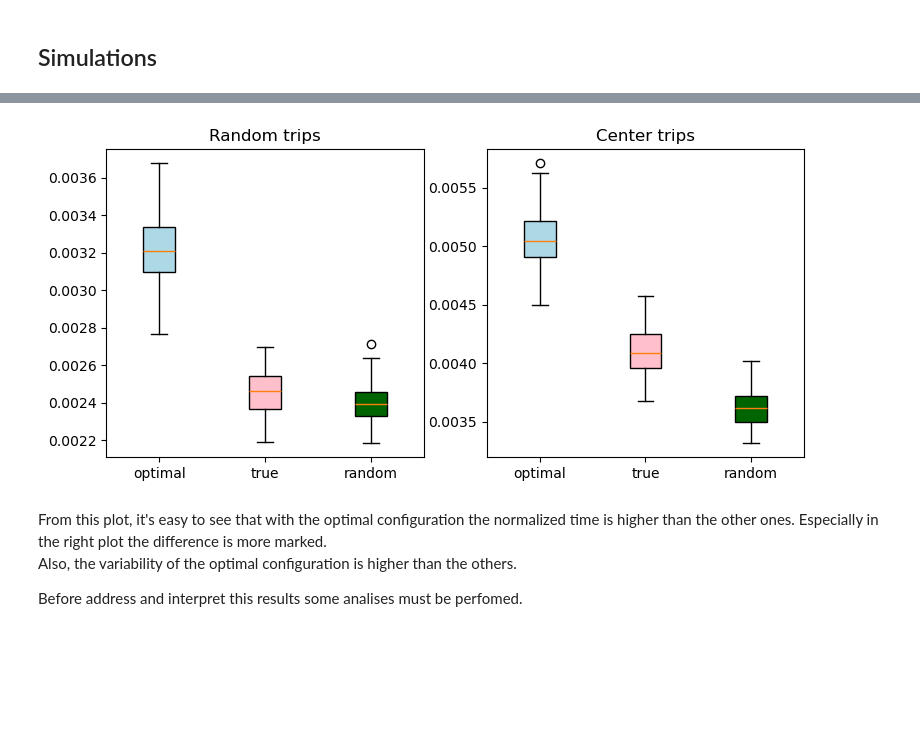
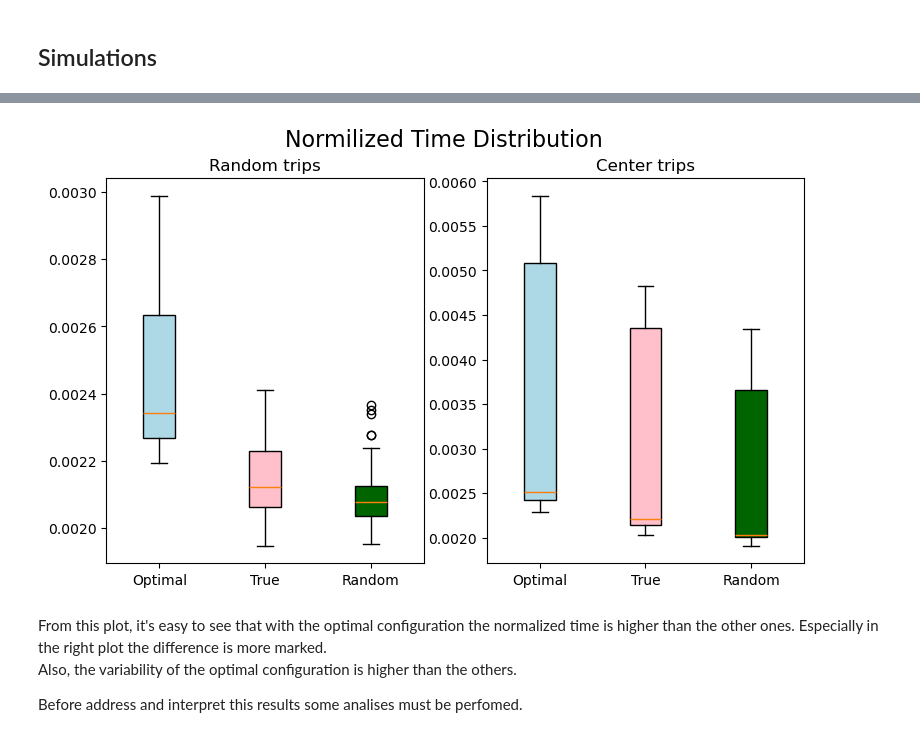
Before and after one commit to AndreaFrasson/Geospatial-Analitics, a Jupyter notebook: Project_12.ipynb, the cells around one changed output, grey strips where cells are left out. Saved outputs shown, nothing was run; the diff lists cells and outputs as text; code cells hidden in the pictures; blank space fills up the shorter version.

```diff
--- a/Project_12.ipynb
+++ b/Project_12.ipynb
@@ -214,0 +232,5 @@ opt_hubs.drop(list(np.where(opt_hubs['Edge'] == 'NONE')[0]), axis = 0, inplace=T
+# %%
+sof = int(np.sum(flows_zone['outflow']))
+mof = int(np.mean(flows_zone['outflow']))
+print('overall outflow: ', sof)
+print('mean outflow: ', mof)
@@ -265,10 +290,10 @@ def create_demand_uniform(hubs, n = 100):
 
         #destination point 1 -- random street in another zone
         destination = road_net[road_net['CODSEC'] == dest_zone].sample(1)['id'].values[0]
-        random_destination += '<flow id = "r'+str(i)+'" begin="0" end="100" departLane="random" number="10" from = "'+origin+'" to = "'+destination+'" type="type1"></flow> \n'
+        random_destination += '<flow id = "r'+str(i)+'" begin="0" end="3600" departLane="random" number="'+str(int(mof/4))+'" from = "'+origin+'" to = "'+destination+'" type="type1"></flow> \n'
 
         #destination point2 -- city center
-        center_destination += '<flow id = "c'+str(i)+'" begin="0" end="100" departLane="random" number="10" from = "'+origin+'" to = "'+e_center+'" type="type1"></flow> \n'
+        center_destination += '<flow id = "c'+str(i)+'" begin="0" end="3600" departLane="random" number="'+str(int(mof/4))+'" from = "'+origin+'" to = "'+e_center+'" type="type1"></flow> \n'
 
         i +=1
 
@@ -298,8 +323,8 @@ in the previous function. Adding a randomization factor to balance the results,
 import subprocess
 # %%
 command_str = "duarouter --route-files Sumo/uniform_traffic_demand.xml -n Sumo/osm.net.xml " +\
-                " --weights.random-factor 255 "+\
-                "-o Sumo/uniform_traffic_demand.rou.xml"
+                " --weights.random-factor 25 "+\
+                "-o Sumo/uniform_traffic_demand.rou.xml --repair true"
 # %% [markdown]
 ## SUMO
 
@@ -416,7 +441,7 @@ def main_loop(hubs, n = 100):
         traci.start(sumo_cmd)
 
         print('    Starting time: 0')
-        while traci.simulation.getTime() < 100 or len(traci.vehicle.getIDList()) > 0 :
+        while traci.simulation.getTime() < 400 or len(traci.vehicle.getIDList()) > 0 :
             traci.simulationStep()
 
         print('    Ending time: ', traci.simulation.getTime())
@@ -478,31 +503,35 @@ end
 end
 # %%
-fig, (ax1, ax2) = plt.subplots(nrows=1, ncols=2, figsize=(9, 4))
+fig, (ax1, ax2) = plt.subplots(nrows=1, ncols=2, figsize=(9, 5))
 
-labels = ['optimal', 'true', 'random']
+labels = ['Optimal', 'True', 'Random']
+
+fig.suptitle('Normilized Time Distribution', fontsize=16)
 
 # rectangular box plot, normalized minutes instead of seconds
 # for random trips
 bplot1 = ax1.boxplot([oh_rt, th_rt, rh_rt],
                      vert=True,
                      patch_artist=True,
                      labels=labels)
 ax1.set_title('Random trips')
 
 # for center trips
 bplot2 = ax2.boxplot([oh_ct, th_ct, rh_ct],
                      vert=True,
                      patch_artist=True,
                      labels=labels)
 ax2.set_title('Center trips')
 
 # fill with colors
 colors = ['lightblue', 'pink', 'darkgreen']
 for bplot in (bplot1, bplot2):
     for patch, color in zip(bplot['boxes'], colors):
         patch.set_facecolor(color)
+
+fig.show()
 # %% [output]
-[figure, old version]
+[figure, new version]
 # %% [markdown]
 From this plot, it's easy to see that with the optimal configuration the normalized time is higher than the other ones. Especially in the right plot the difference is more marked. <br>
 Also, the variability of the optimal configuration is higher than the others.
```
Also changed, not shown: parts of 16 cells of this notebook, 17 other files.
